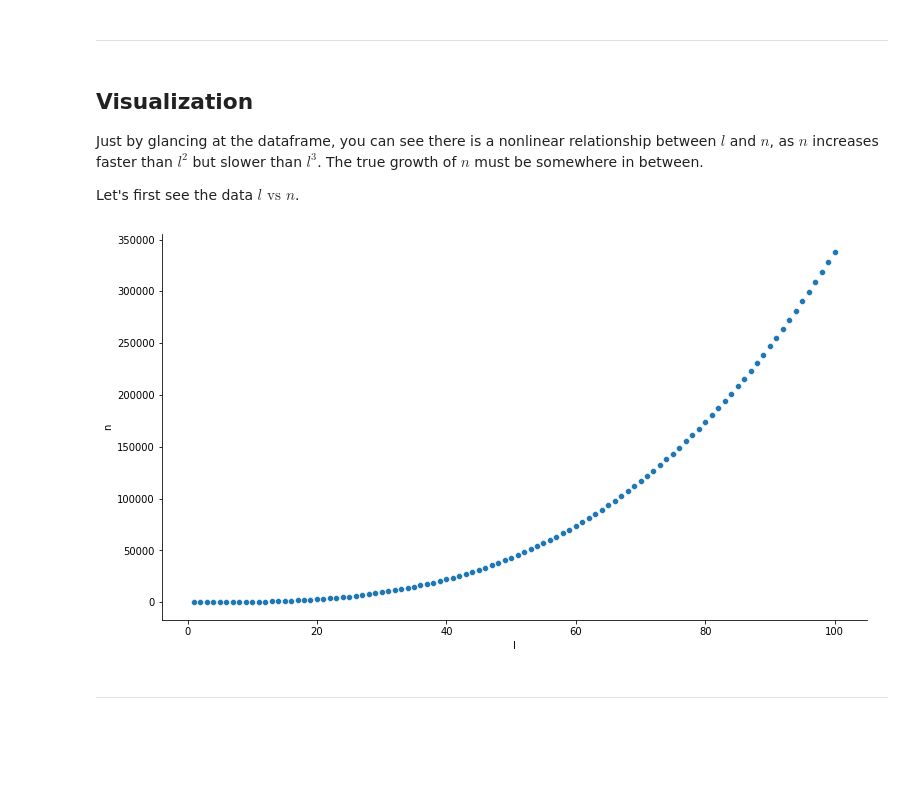
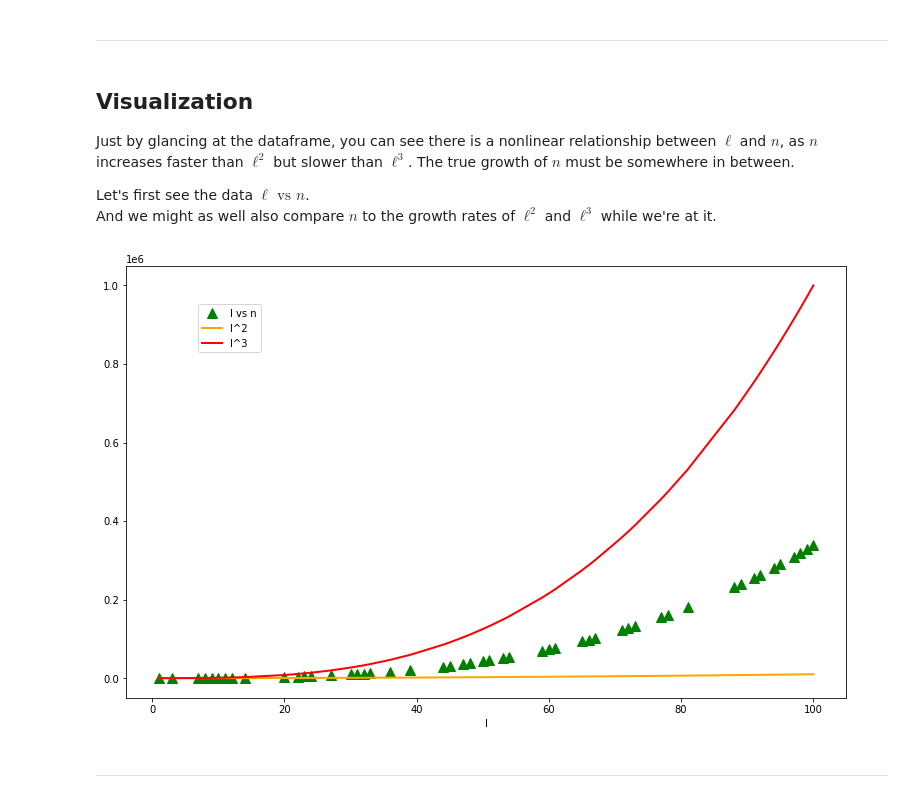
Before and after one commit to gary-loayza/squares, a Jupyter notebook: squares.ipynb, the cells around one changed output. Drawn from its saved outputs; the diff is of its cells as text; code cells hidden in the pictures; blank space fills up the shorter version.

```diff
--- a/squares.ipynb
+++ b/squares.ipynb
@@ -79,16 +80,27 @@ df.head()
 ---
 # %% [markdown]
 ## Visualization
-Just by glancing at the dataframe, you can see there is a nonlinear relationship between $l$ and $n$, as $n$ increases faster than $l^2$ but slower than $l^3$. The true growth of $n$ must be somewhere in between.
+Just by glancing at the dataframe, you can see there is a nonlinear relationship between $\ell$ and $n$, as $n$ increases faster than $\ell^2$ but slower than $\ell^3$. The true growth of $n$ must be somewhere in between.
 
-Let's first see the data $l \text{ vs  } n$.
+Let's first see the data $\ell \text{ vs  } n$.
+And we might as well also compare $n$ to the growth rates of $\ell^2$ and $\ell^3$ while we're at it.
-# %%
-g = sns.relplot(x=df['l'], y=df['n'], kind='scatter')
-g.fig.set_figwidth(12)
-g.fig.set_figheight(6)
-plt.show()
-# %% [output]
-[figure, removed]
+# %%
+vz_df = df.sample(frac=0.5)
+vz_df.sort_index(inplace=True)
+
+fig = plt.figure(figsize=(10,6))
+ax = fig.add_axes([0,0,1,1])
+
+ax.set_xlabel('l')
+
+ax.plot(vz_df['l'], vz_df['n'], '^g', label='l vs n', markersize=10)
+ax.plot(vz_df['l'], vz_df['l2'], label='l^2', lw=2, color='orange')
+ax.plot(vz_df['l'], vz_df['l3'], label='l^3', lw=2, color='r')
+
+ax.legend(loc=(0.1,0.8))
+plt.show()
+# %% [output]
+[figure, added]
 # %% [markdown]
 ---
 # %% [markdown]
```
Also changed, not shown: parts of 7 cells of this notebook.
